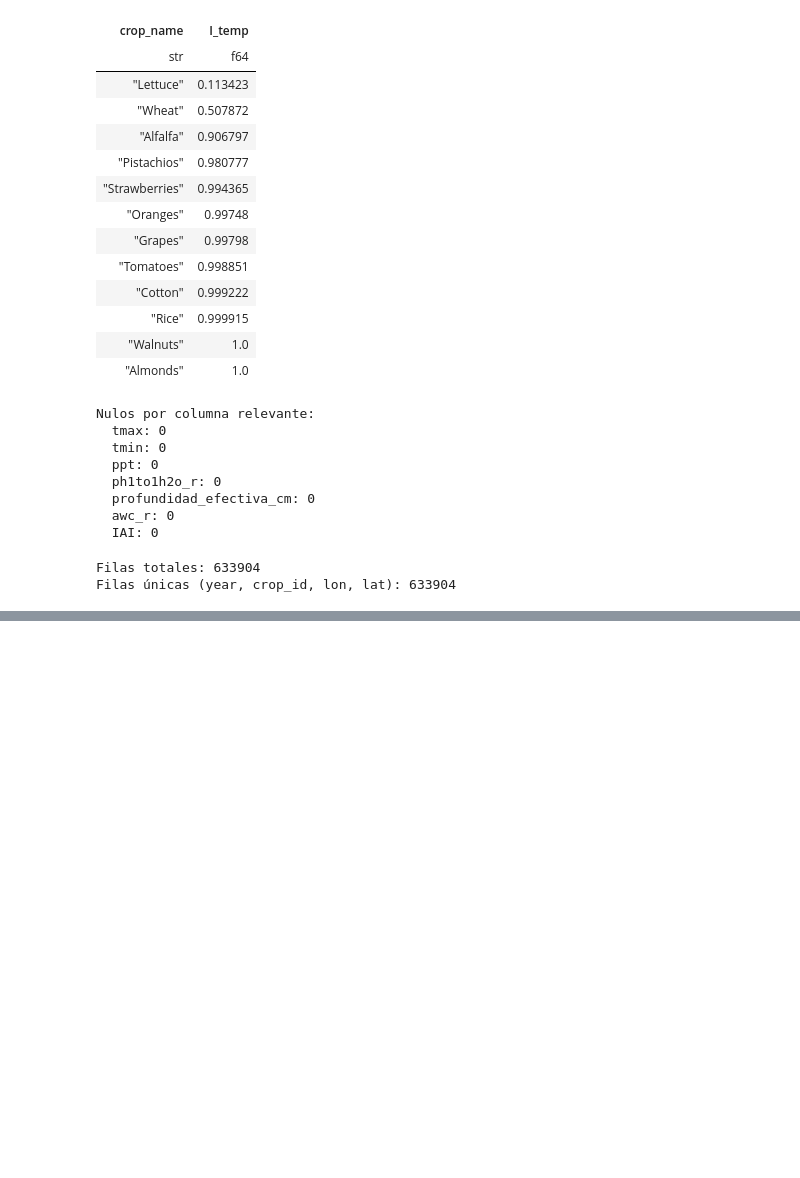
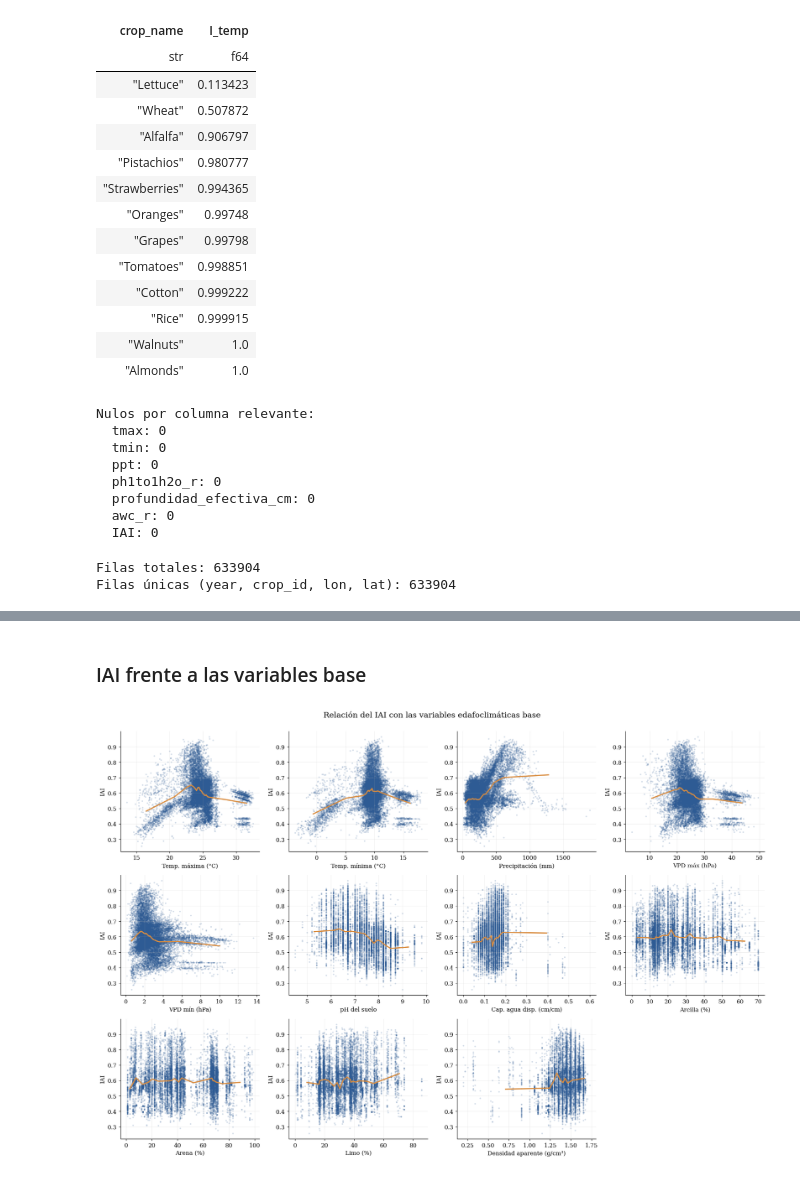
Before and after one commit to lesliemosquera96-netizen/TFM_Recomendador_cultivos, a Jupyter notebook: notebooks/02_ejecucion_IAI.ipynb, the cells around one changed output, grey strips where cells are left out. Drawn from its saved outputs; the diff is of its cells as text; code cells hidden in the pictures; blank space fills up the shorter version.

```diff
--- a/notebooks/02_ejecucion_IAI.ipynb
+++ b/notebooks/02_ejecucion_IAI.ipynb
@@ -145,0 +266,47 @@ df_iai_hist.write_parquet("C:/Users/lesli/Documents/TFM/Data/hist_iai.parquet")
+# %% [markdown]
+### IAI frente a las variables base
+# %%
+# Muestra para los scatter (eficiencia con datasets grandes)
+np.random.seed(42)
+n_muestra = min(15_000, df.shape[0])
+idx = np.random.choice(df.shape[0], size=n_muestra, replace=False)
+df_s = df[idx]
+
+fig, axes = plt.subplots(3, 4, figsize=(18, 12))
+axes = axes.flatten()
+
+for i, var in enumerate(vars_base):
+    ax = axes[i]
+    x = df_s[var].to_numpy()
+    y = df_s["IAI"].to_numpy()
+    ax.scatter(x, y, s=4, alpha=0.15, color=COLOR_MAIN)
+
+    # Línea de tendencia (media de IAI por percentiles de x)
+    try:
+        bins = np.percentile(x, np.linspace(0, 100, 21))
+        bins = np.unique(bins)
+        centros, medias = [], []
+        for j in range(len(bins) - 1):
+            m = (x >= bins[j]) & (x < bins[j + 1])
+            if m.sum() > 0:
+                centros.append((bins[j] + bins[j + 1]) / 2)
+                medias.append(y[m].mean())
+        ax.plot(centros, medias, color=COLOR_ORANGE, linewidth=2.2)
+    except Exception:
+        pass
+
+    ax.set_xlabel(NOMBRES.get(var, var))
+    ax.set_ylabel("IAI")
+    ax.grid(alpha=0.2)
+
+# Ocultar ejes sobrantes
+for k in range(len(vars_base), len(axes)):
+    axes[k].set_visible(False)
+
+plt.suptitle("Relación del IAI con las variables edafoclimáticas base",
+             fontsize=15, y=1.0)
+plt.tight_layout()
+plt.savefig(os.path.join(OUTPUT_DIR, "eda_02_iai_vs_variables.png"), dpi=300, bbox_inches="tight")
+plt.show()
+# %% [output]
+[figure, added]
```
Also changed, not shown: parts of 15 cells of this notebook, 6 other files.
